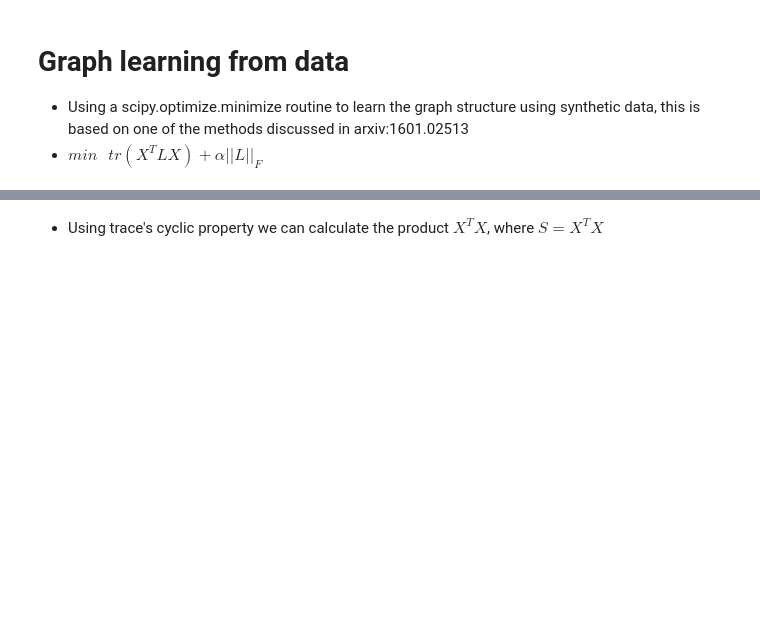
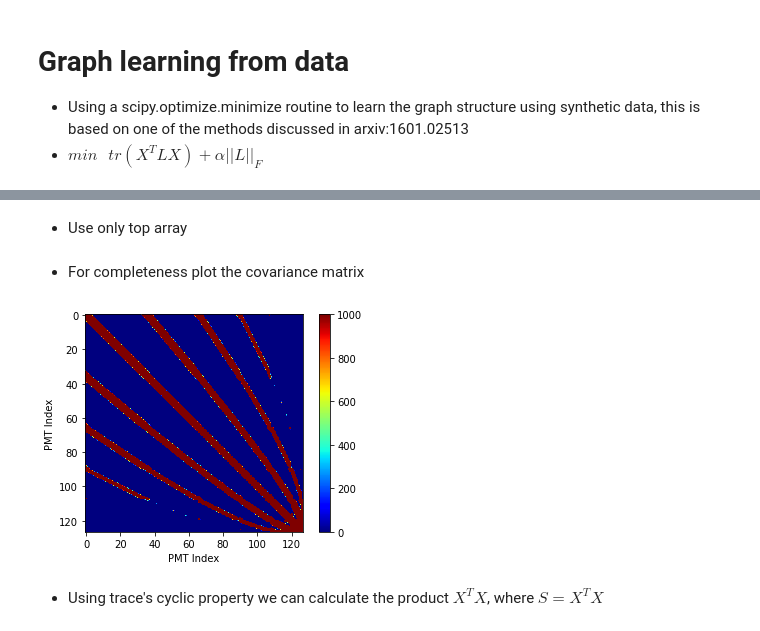
Before and after one commit to DidactsOrg/graph_learning, a Jupyter notebook: graph_learning.ipynb, the cells around one changed output, grey strips where cells are left out. Drawn from its saved outputs; the diff is of its cells as text; code cells hidden in the pictures; blank space fills up the shorter version.

Commit message:
update to use wfsim data

```diff
--- a/graph_learning.ipynb
+++ b/graph_learning.ipynb
@@ -16,0 +31,23 @@ with open("optical_1t.pickle", "rb") as f:
+# %%
+data_all = np.concatenate(([data[i] for i in range(5)]))
+# %%
+hp_all = data_all['area_per_channel']
+# %% [markdown]
+* Use only top array
+# %%
+hp_top = np.delete(hp_all, np.arange(127,248), axis=1)
+# %%
+cov_m = np.cov(hp_top.T)
+# %% [markdown]
+* For completeness plot the covariance matrix
+# %%
+fig = plt.figure()
+ax= fig.subplots()
+plt.imshow(cov_m, cmap='jet',vmin=0,vmax=1e3)
+plt.colorbar()
+ax.set_ylabel('PMT Index')
+ax.set_xlabel('PMT Index')
+limits=plt.axis('on')
+plt.show()
+# %% [output]
+[figure, added]
```
Also changed, not shown: parts of 13 cells of this notebook.
